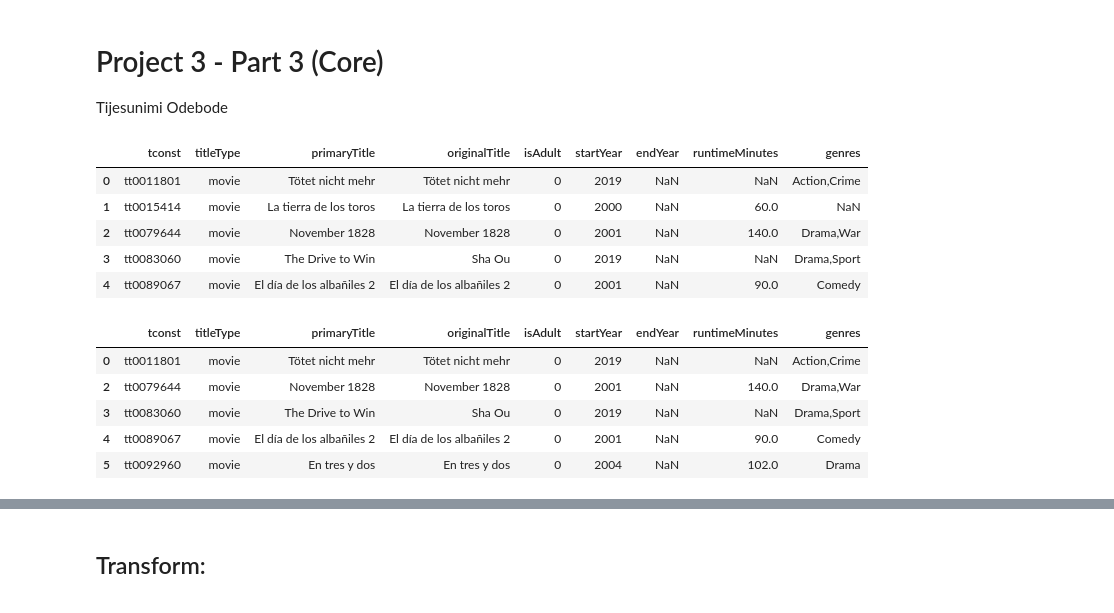
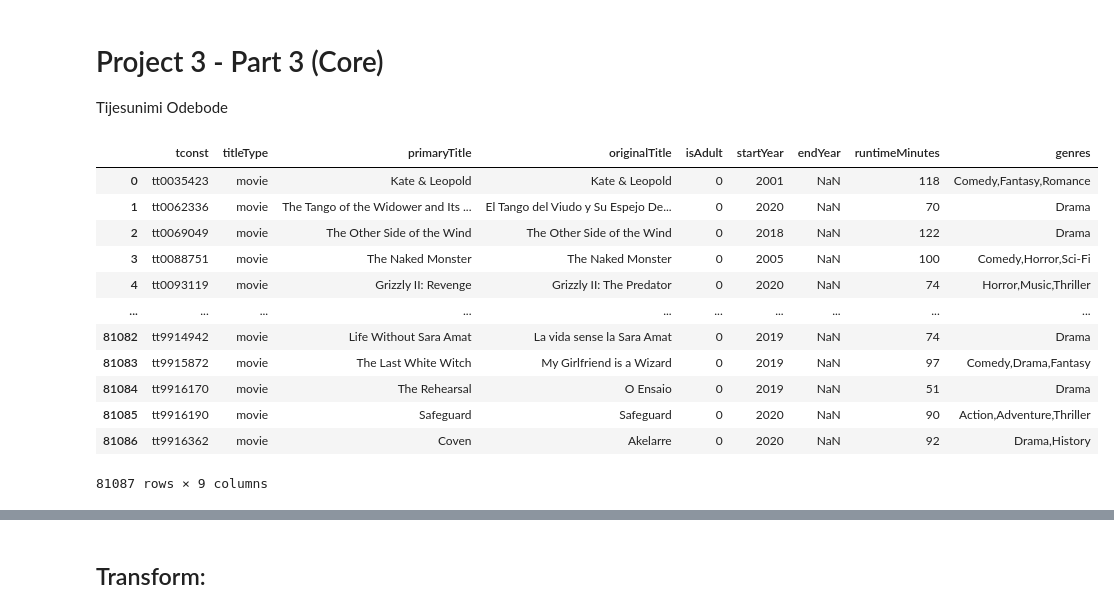
Before and after one commit to todebode/IMDB-Movies, a Jupyter notebook: Project 3 - Part 3 (Core).ipynb, the cells around one changed output, grey strips where cells are left out. Drawn from its saved outputs; the diff is of its cells as text; code cells hidden in the pictures.

```diff
--- a/Project 3 - Part 3 (Core).ipynb
+++ b/Project 3 - Part 3 (Core).ipynb
@@ -17,22 +17,18 @@ from sqlalchemy_utils import create_database, database_exists
 # %%
 # Load in the dataframe from project part 1 as basics:
 basics = pd.read_csv('Data/basics.csv.gz')
-basics.head()
+basics
 # %% [output]
 |  | tconst | titleType | primaryTitle | originalTitle | isAdult | startYear | endYear | runtimeMinutes | genres |
-| 0 | tt0011801 | movie | Tötet nicht mehr | Tötet nicht mehr | 0 | 2019 | NaN | NaN | Action,Crime |
-| 1 | tt0015414 | movie | La tierra de los toros | La tierra de los toros | 0 | 2000 | NaN | 60.0 | NaN |
-| 2 | tt0079644 | movie | November 1828 | November 1828 | 0 | 2001 | NaN | 140.0 | Drama,War |
-| 3 | tt0083060 | movie | The Drive to Win | Sha Ou | 0 | 2019 | NaN | NaN | Drama,Sport |
-| 4 | tt0089067 | movie | El día de los albañiles 2 | El día de los albañiles 2 | 0 | 2001 | NaN | 90.0 | Comedy |
+| 0 | tt0035423 | movie | Kate & Leopold | Kate & Leopold | 0 | 2001 | NaN | 118 | Comedy,Fantasy,Romance |
+| 1 | tt0062336 | movie | The Tango of the Widower and Its ... | El Tango del Viudo y Su Espejo De... | 0 | 2020 | NaN | 70 | Drama |
+| 2 | tt0069049 | movie | The Other Side of the Wind | The Other Side of the Wind | 0 | 2018 | NaN | 122 | Drama |
+| 3 | tt0088751 | movie | The Naked Monster | The Naked Monster | 0 | 2005 | NaN | 100 | Comedy,Horror,Sci-Fi |
+| 4 | tt0093119 | movie | Grizzly II: Revenge | Grizzly II: The Predator | 0 | 2020 | NaN | 74 | Horror,Music,Thriller |
+| ... | ... | ... | ... | ... | ... | ... | ... | ... | ... |
+| 81082 | tt9914942 | movie | Life Without Sara Amat | La vida sense la Sara Amat | 0 | 2019 | NaN | 74 | Drama |
+| 81083 | tt9915872 | movie | The Last White Witch | My Girlfriend is a Wizard | 0 | 2019 | NaN | 97 | Comedy,Drama,Fantasy |
+| 81084 | tt9916170 | movie | The Rehearsal | O Ensaio | 0 | 2019 | NaN | 51 | Drama |
+| 81085 | tt9916190 | movie | Safeguard | Safeguard | 0 | 2020 | NaN | 90 | Action,Adventure,Thriller |
+| 81086 | tt9916362 | movie | Coven | Akelarre | 0 | 2020 | NaN | 92 | Drama,History |
+81087 rows × 9 columns
-# %%
-#Drop NaN values in 'genres'
-basics.dropna(subset=['genres'], inplace=True)
-basics.head()
-# %% [output]
-|  | tconst | titleType | primaryTitle | originalTitle | isAdult | startYear | endYear | runtimeMinutes | genres |
-| 0 | tt0011801 | movie | Tötet nicht mehr | Tötet nicht mehr | 0 | 2019 | NaN | NaN | Action,Crime |
-| 2 | tt0079644 | movie | November 1828 | November 1828 | 0 | 2001 | NaN | 140.0 | Drama,War |
-| 3 | tt0083060 | movie | The Drive to Win | Sha Ou | 0 | 2019 | NaN | NaN | Drama,Sport |
-| 4 | tt0089067 | movie | El día de los albañiles 2 | El día de los albañiles 2 | 0 | 2001 | NaN | 90.0 | Comedy |
-| 5 | tt0092960 | movie | En tres y dos | En tres y dos | 0 | 2004 | NaN | 102.0 | Drama |
```
Also changed, not shown: parts of 16 cells of this notebook, 30 other files.
